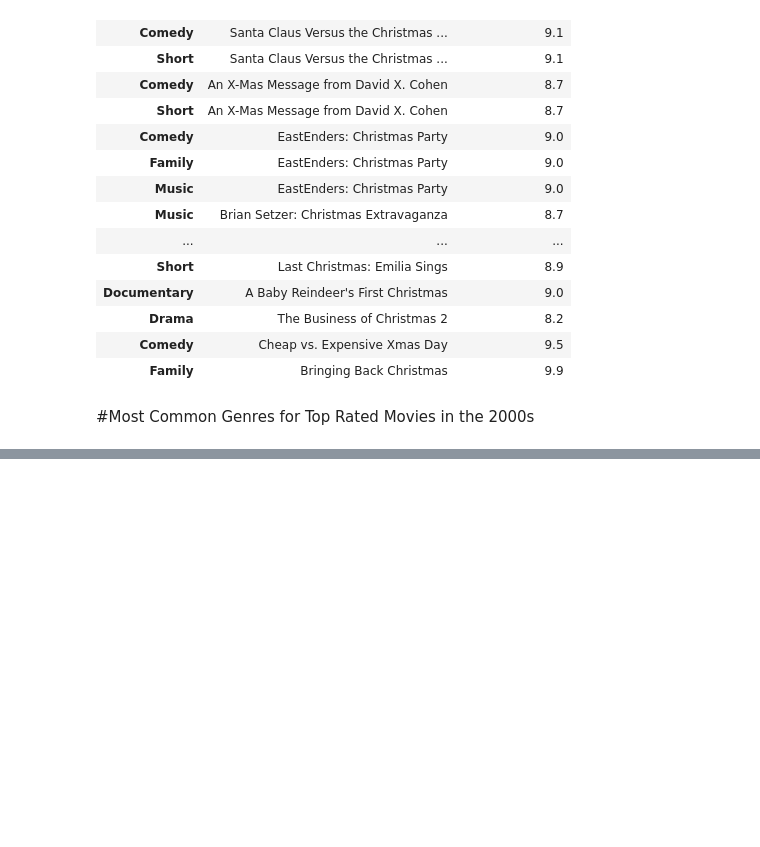
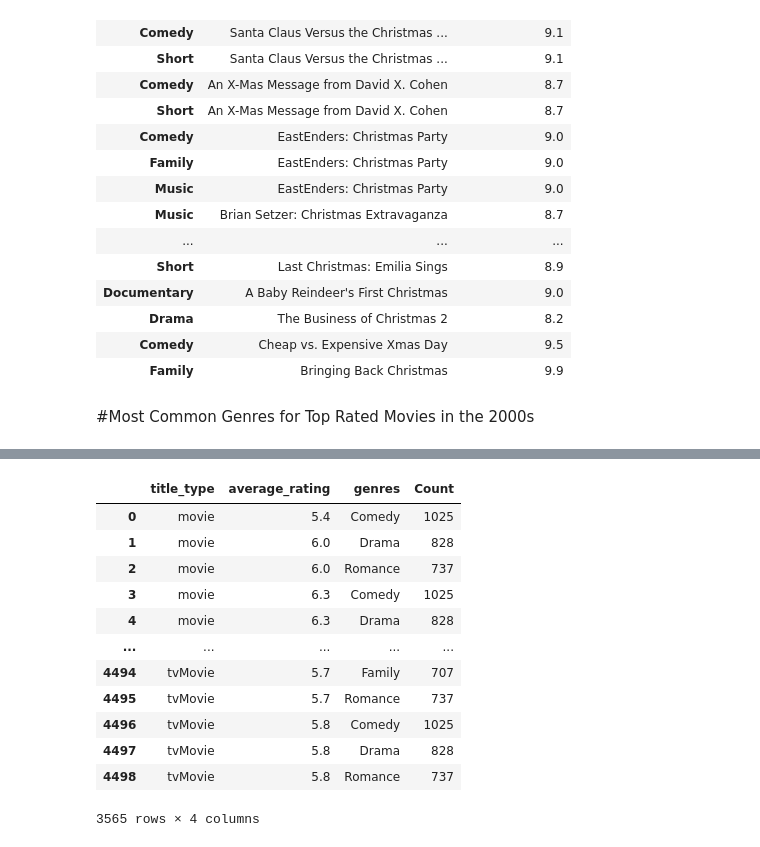
Before and after one commit to ssdanl/ssdanl.github.io, a Jupyter notebook: posts/holiday_movies/Holiday_Movie_Blog.ipynb, the cells around one changed output, grey strips where cells are left out. Cells and saved outputs as stored; diff of their text form; code cells hidden in the pictures; blank space fills up the shorter version.

```diff
--- a/posts/holiday_movies/Holiday_Movie_Blog.ipynb
+++ b/posts/holiday_movies/Holiday_Movie_Blog.ipynb
@@ -137,0 +203,18 @@ dtype: int64
+# %%
+top_genres = movies_and_genres.groupby('genres')['Count'].sum().nlargest(5).index
+top_five = movies_and_genres[movies_and_genres['genres'].isin(top_genres)]
+top_five
+# %% [output]
+|  | title_type | average_rating | genres | Count |
+| 0 | movie | 5.4 | Comedy | 1025 |
+| 1 | movie | 6.0 | Drama | 828 |
+| 2 | movie | 6.0 | Romance | 737 |
+| 3 | movie | 6.3 | Comedy | 1025 |
+| 4 | movie | 6.3 | Drama | 828 |
+| ... | ... | ... | ... | ... |
+| 4494 | tvMovie | 5.7 | Family | 707 |
+| 4495 | tvMovie | 5.7 | Romance | 737 |
+| 4496 | tvMovie | 5.8 | Comedy | 1025 |
+| 4497 | tvMovie | 5.8 | Drama | 828 |
+| 4498 | tvMovie | 5.8 | Romance | 737 |
+3565 rows × 4 columns
```
Also changed, not shown: parts of 12 cells of this notebook, 13 other files.
